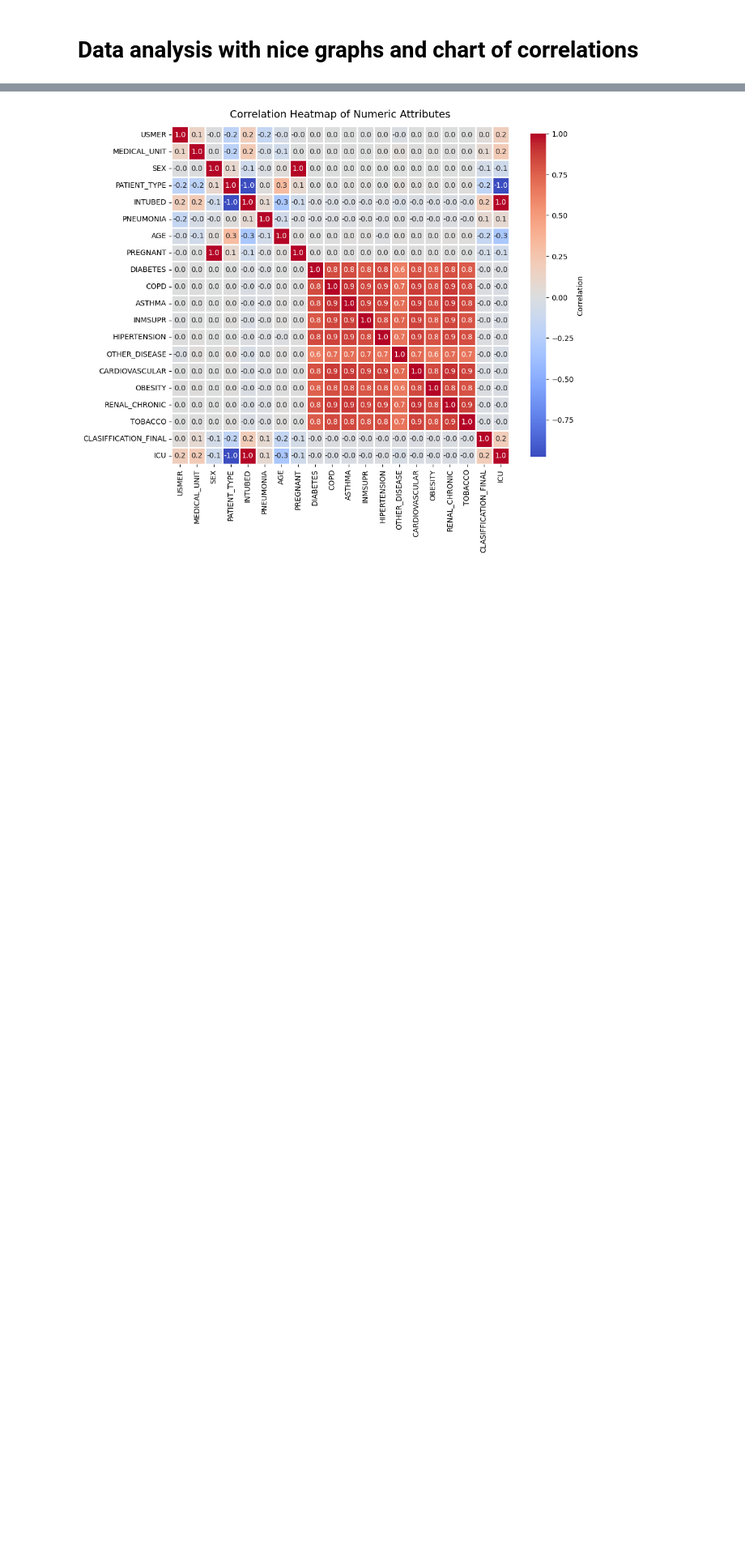
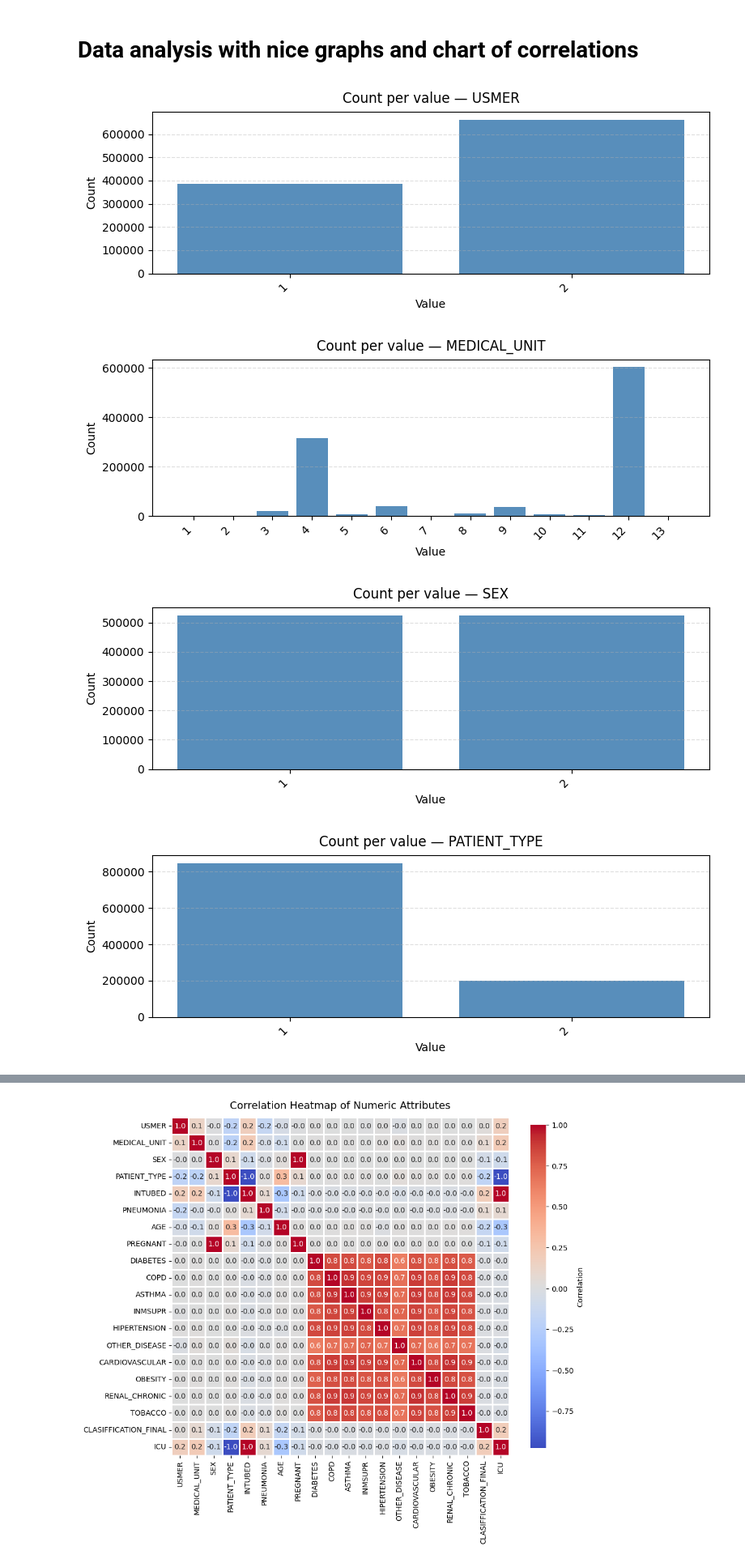
Before and after one commit to alexeybelyaevv/zneus_FIIT, a Jupyter notebook: covid19_project.ipynb, the cells around one changed output, grey strips where cells are left out. Shown: that part at 81% size. Cells and saved outputs as stored; diff of their text form; code cells hidden in the pictures; blank space fills up the shorter version.

Commit message:
feat: add bar chart for each columns count info

```diff
--- a/covid19_project.ipynb
+++ b/covid19_project.ipynb
@@ -53,19 +73,44 @@ Shape of dataset: (1048575, 21)
 # %% [markdown]
 # Data analysis with nice graphs and chart of correlations
 # %%
+import pandas as pd
+import matplotlib.pyplot as plt
 
-# if numeric_df.empty:
-#     print("No number attrs for boxplot.")
-# else:
-#     plt.figure(figsize=(12, 6))
-#     sns.boxplot(data=numeric_df, orient="h", palette="Set2")
-#     plt.title("Boxplot for all number attributes")
-#     plt.xlabel("Values")
-#     plt.ylabel("Attributes")
-#     plt.tight_layout()
-#     plt.show()
+# 🎯 Select numeric columns
+numeric_df = df.select_dtypes(include=["number"])
 
-df.info()
+if numeric_df.empty:
+    print("❌ No numeric columns found.")
+else:
+    for col in numeric_df.columns:
+        s = numeric_df[col]
 
-df.count(numeric_only=True)
+        # Drop NaNs for clean counts
+        counts = s.value_counts(dropna=False).sort_index()
+
+        # X are just sequential positions (0,1,2,...)
+        x = range(len(counts))
+        y = counts.values
+        labels = counts.index.astype(str)
+
+        plt.figure(figsize=(8, 3))
+        plt.bar(x, y, color="steelblue", alpha=0.9, width=0.8)
+        plt.title(f"Count per value — {col}", fontsize=12, pad=8)
+        plt.xlabel("Value")
+        plt.ylabel("Count")
+        plt.grid(True, linestyle="--", axis="y", alpha=0.4)
+
+        # Show real values as x-tick labels (compressed)
+        if len(labels) > 40:
+            step = max(1, len(labels) // 40)
+            plt.xticks(x[::step], labels[::step], rotation=45, ha="right")
+        else:
+            plt.xticks(x, labels, rotation=45, ha="right")
+
+        plt.tight_layout()
+        plt.show()
 # %% [output]
+[figure, added]
+[figure, added]
+[figure, added]
+[figure, added]
```
Also changed, not shown: parts of 3 cells of this notebook.
